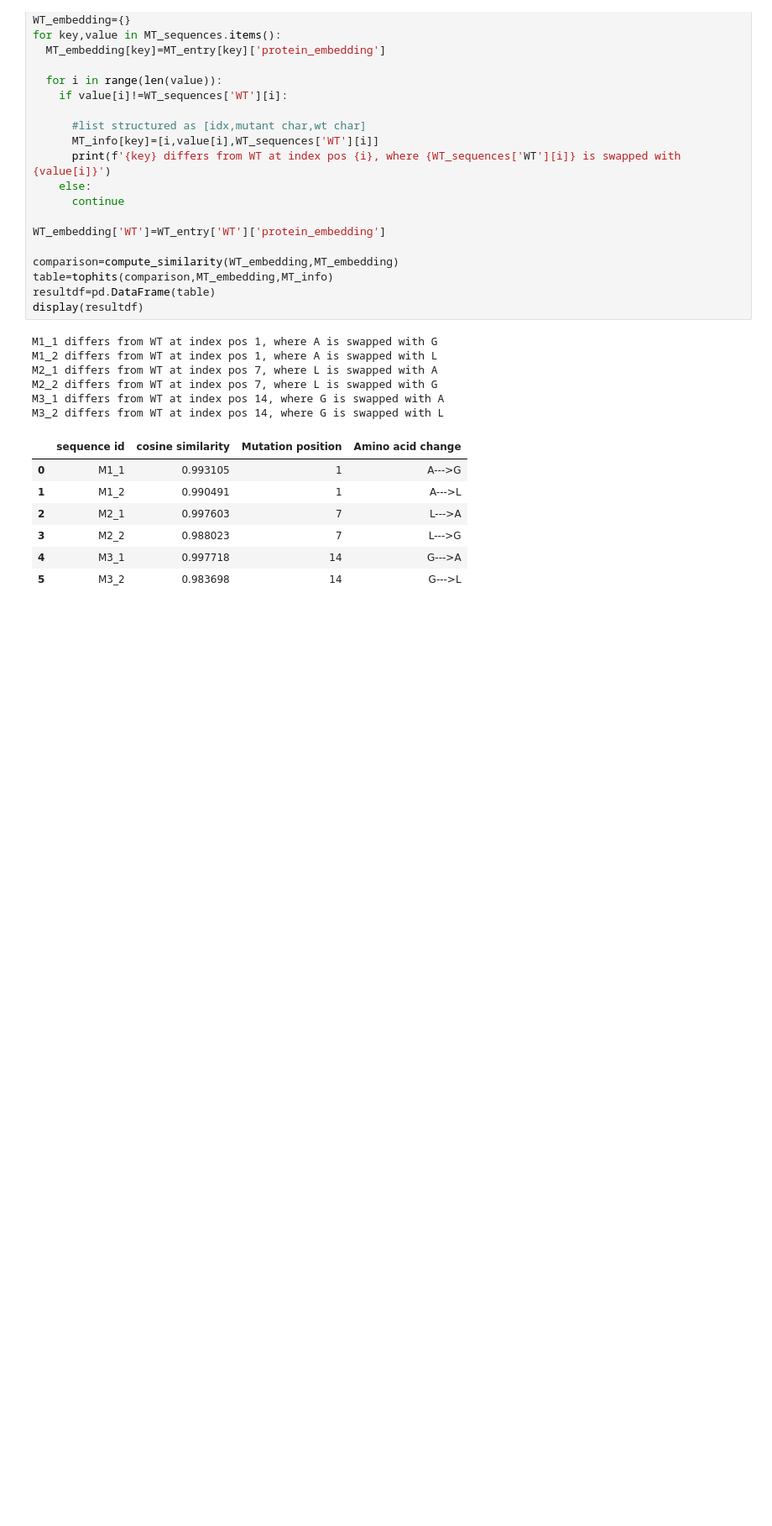
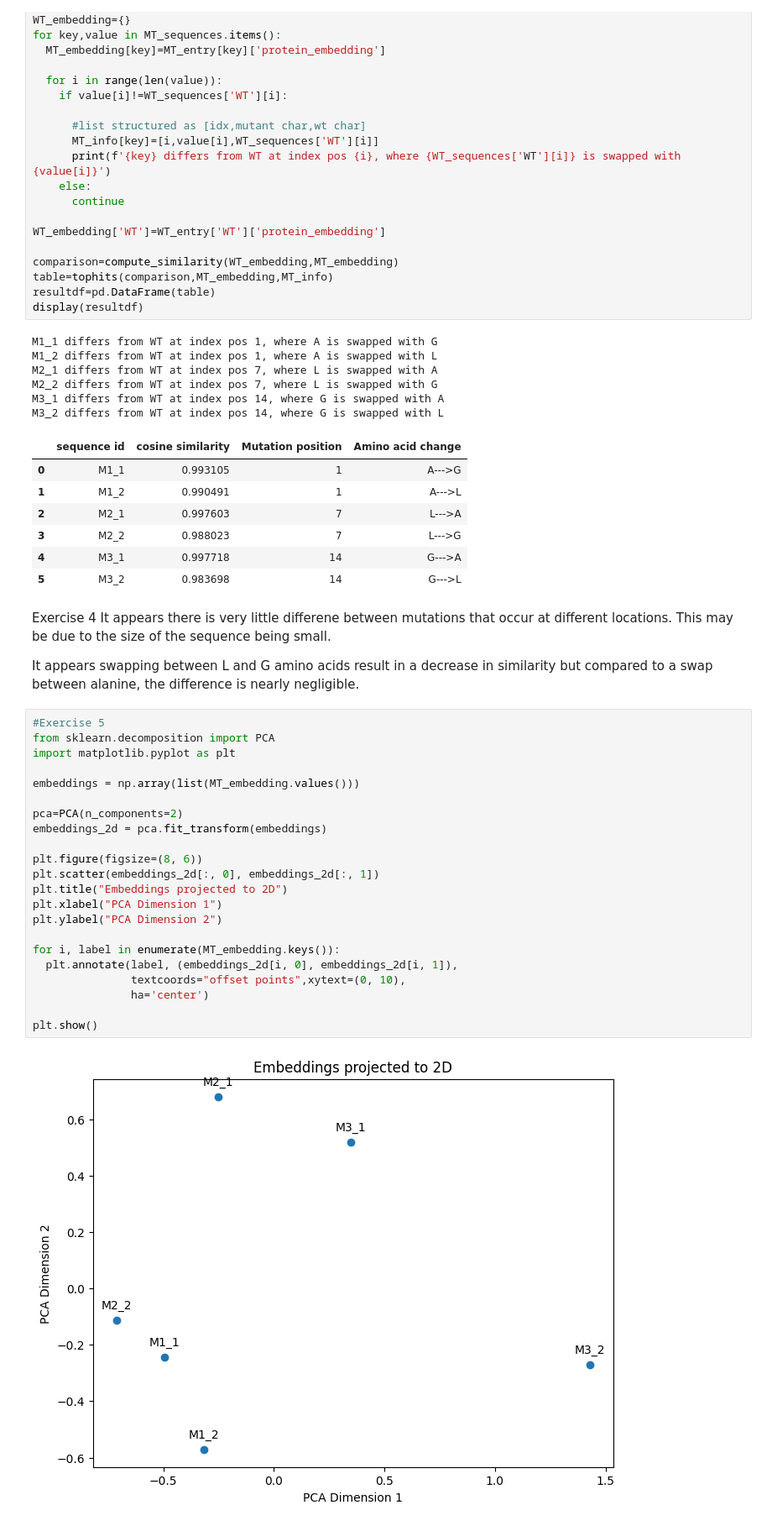
Before and after one commit to wiz124/chem169-git, a Jupyter notebook: Li_Harry_RID_014_code.ipynb, the cells around one changed output. Shown at 84% size. Saved outputs shown, nothing was run; the diff lists cells and outputs as text; blank space fills up the shorter version.

```diff
--- a/Li_Harry_RID_014_code.ipynb
+++ b/Li_Harry_RID_014_code.ipynb
@@ -185,3 +185,32 @@ M3_2 differs from WT at index pos 14, where G is swapped with L
 | 3 | M2_2 | 0.988023 | 7 | L--->G |
 | 4 | M3_1 | 0.997718 | 14 | G--->A |
 | 5 | M3_2 | 0.983698 | 14 | G--->L |
+# %% [markdown]
+Exercise 4
+It appears there is very little differene between mutations that occur at different locations. This may be due to the size of the sequence being small.
+
+It appears swapping between L and G amino acids result in a decrease in similarity but compared to a swap between alanine, the difference is nearly negligible.
+# %%
+#Exercise 5
+from sklearn.decomposition import PCA
+import matplotlib.pyplot as plt
+
+embeddings = np.array(list(MT_embedding.values()))
+
+pca=PCA(n_components=2)
+embeddings_2d = pca.fit_transform(embeddings)
+
+plt.figure(figsize=(8, 6))
+plt.scatter(embeddings_2d[:, 0], embeddings_2d[:, 1])
+plt.title("Embeddings projected to 2D")
+plt.xlabel("PCA Dimension 1")
+plt.ylabel("PCA Dimension 2")
+
+for i, label in enumerate(MT_embedding.keys()):
+  plt.annotate(label, (embeddings_2d[i, 0], embeddings_2d[i, 1]),
+               textcoords="offset points",xytext=(0, 10),
+               ha='center')
+
+plt.show()
+# %% [output]
+[figure, added]
```
